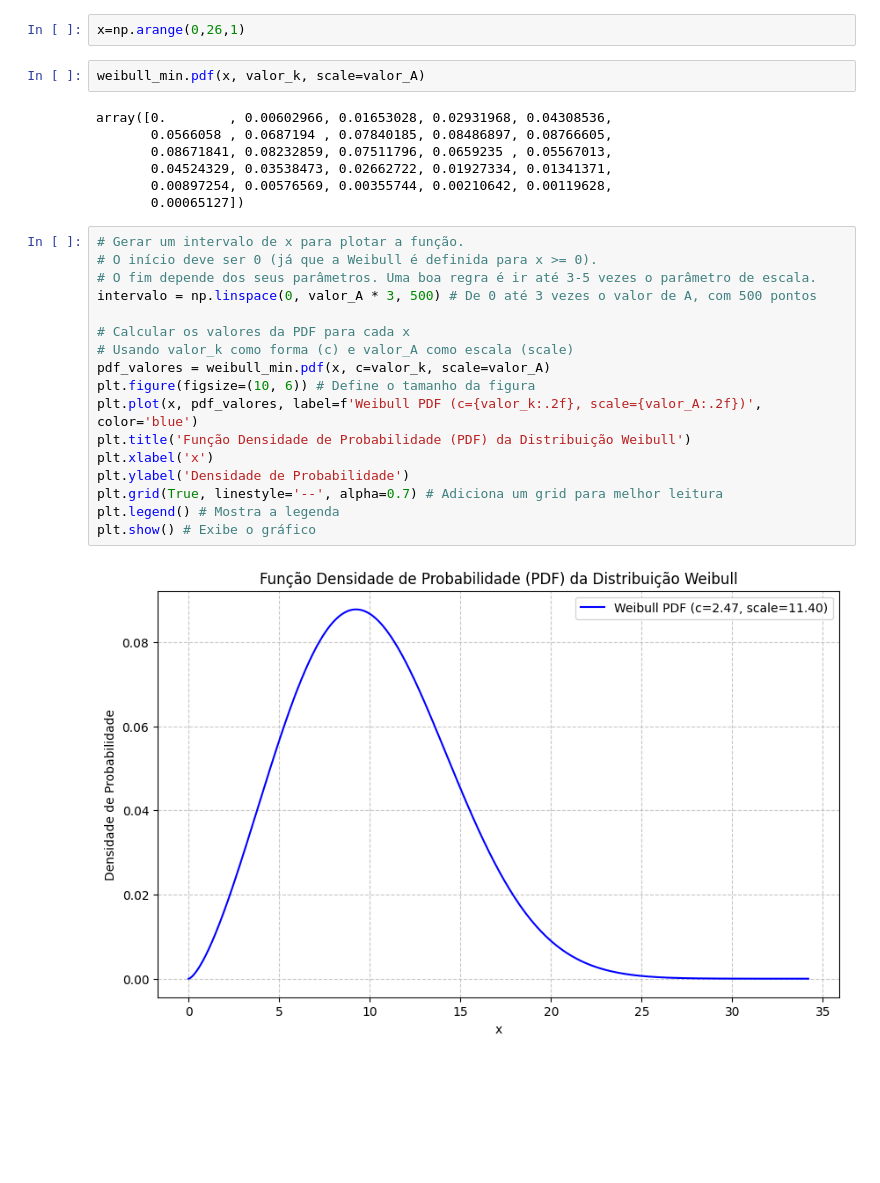
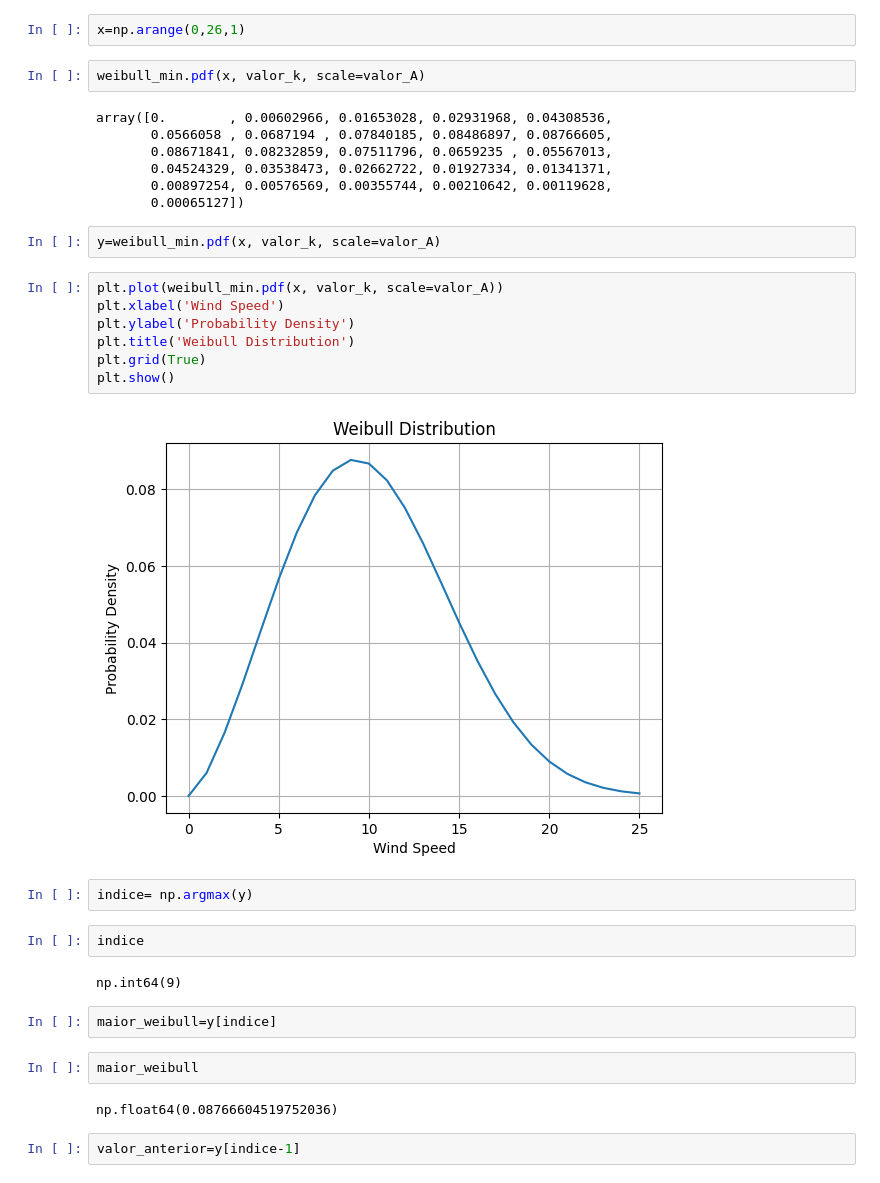
Before and after one commit to mj-arthur103/pywake, a Jupyter notebook: pywake_mediaPonderada.ipynb, the cells around one changed output. Cells and saved outputs as stored; diff of their text form; blank space fills up the shorter version.

```diff
--- a/pywake_mediaPonderada.ipynb
+++ b/pywake_mediaPonderada.ipynb
@@ -40,31 +128,37 @@ valor_k
 2.471
 # %%
 x=np.arange(0,26,1)
+# %%
+weibull_min.pdf(x, valor_k, scale=valor_A)
+# %% [output]
+array([0.        , 0.00602966, 0.01653028, 0.02931968, 0.04308536,
+       0.0566058 , 0.0687194 , 0.07840185, 0.08486897, 0.08766605,
+       0.08671841, 0.08232859, 0.07511796, 0.0659235 , 0.05567013,
+       0.04524329, 0.03538473, 0.02662722, 0.01927334, 0.01341371,
+       0.00897254, 0.00576569, 0.00355744, 0.00210642, 0.00119628,
+       0.00065127])
 # %%
-weibull_min.pdf(x, valor_k, scale=valor_A)
+y=weibull_min.pdf(x, valor_k, scale=valor_A)
-# %% [output]
-array([0.        , 0.00602966, 0.01653028, 0.02931968, 0.04308536,
-       0.0566058 , 0.0687194 , 0.07840185, 0.08486897, 0.08766605,
-       0.08671841, 0.08232859, 0.07511796, 0.0659235 , 0.05567013,
-       0.04524329, 0.03538473, 0.02662722, 0.01927334, 0.01341371,
-       0.00897254, 0.00576569, 0.00355744, 0.00210642, 0.00119628,
-       0.00065127])
-# %%
-# Gerar um intervalo de x para plotar a função.
-# O início deve ser 0 (já que a Weibull é definida para x >= 0).
-# O fim depende dos seus parâmetros. Uma boa regra é ir até 3-5 vezes o parâmetro de escala.
-intervalo = np.linspace(0, valor_A * 3, 500) # De 0 até 3 vezes o valor de A, com 500 pontos
-
-# Calcular os valores da PDF para cada x
-# Usando valor_k como forma (c) e valor_A como escala (scale)
-pdf_valores = weibull_min.pdf(x, c=valor_k, scale=valor_A)
-plt.figure(figsize=(10, 6)) # Define o tamanho da figura
-plt.plot(x, pdf_valores, label=f'Weibull PDF (c={valor_k:.2f}, scale={valor_A:.2f})', color='blue')
-plt.title('Função Densidade de Probabilidade (PDF) da Distribuição Weibull')
-plt.xlabel('x')
-plt.ylabel('Densidade de Probabilidade')
-plt.grid(True, linestyle='--', alpha=0.7) # Adiciona um grid para melhor leitura
-plt.legend() # Mostra a legenda
-plt.show() # Exibe o gráfico
-# %% [output]
-[figure, removed]
+# %%
+plt.plot(weibull_min.pdf(x, valor_k, scale=valor_A))
+plt.xlabel('Wind Speed')
+plt.ylabel('Probability Density')
+plt.title('Weibull Distribution')
+plt.grid(True)
+plt.show()
+# %% [output]
+[figure, added]
+# %%
+indice= np.argmax(y)
+# %%
+indice
+# %% [output]
+np.int64(9)
+# %%
+maior_weibull=y[indice]
+# %%
+maior_weibull
+# %% [output]
+np.float64(0.08766604519752036)
+# %%
+valor_anterior=y[indice-1]
```
Also changed, not shown: parts of 23 cells of this notebook.
